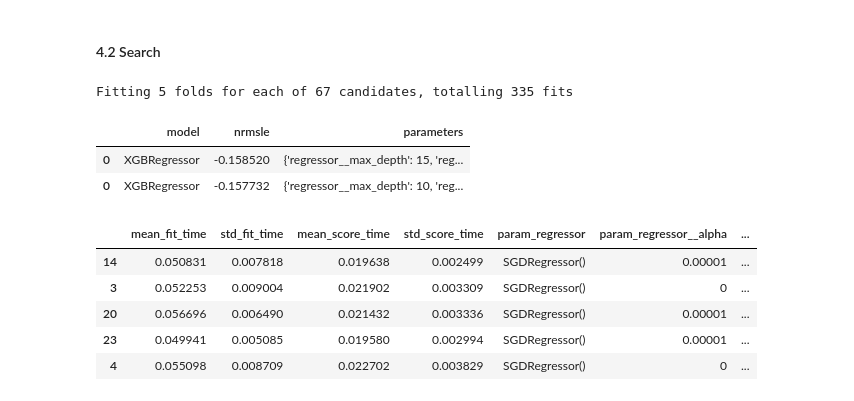
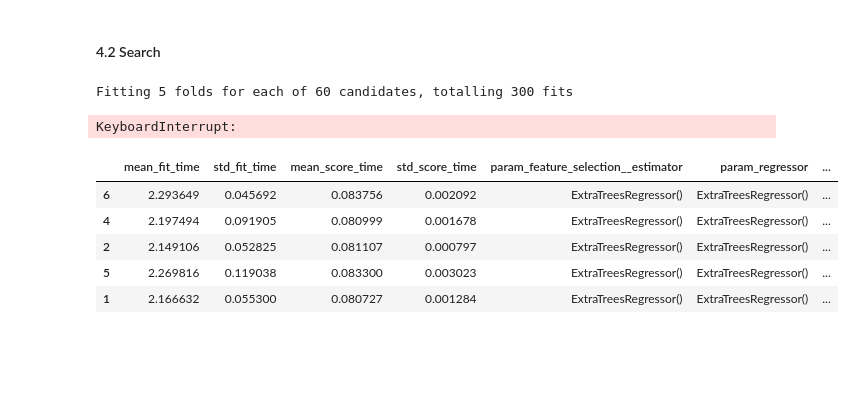
Before and after one commit to gastan81/supervised-ml, a Jupyter notebook: 00_kaggle_competition.ipynb, the cells around one changed output. Drawn from its saved outputs; the diff is of its cells as text; code cells hidden in the pictures; blank space fills up the shorter version.

```diff
--- a/00_kaggle_competition.ipynb
+++ b/00_kaggle_competition.ipynb
@@ -1050,23 +1047,20 @@ param_search = GridSearchCV(
     , cv=5
     , verbose=1)
 param_search.fit(X_train, y_train)
-result = pd.DataFrame({'model': [str(type(model)).split('.')[-1].split("'")[0]], 'nrmsle': param_search.best_score_, 'parameters': str(param_search.best_params_)})
-results = pd.concat([results, result])
+result = pd.DataFrame(
+    {'model': str(pd.DataFrame(param_search.cv_results_).loc[pd.DataFrame(param_search.cv_results_)['rank_test_score'] == 1, 'param_regressor'].iloc[0])
+     , 'nrmsle': [param_search.best_score_]
+     , 'parameters': [str(param_search.best_params_)]
+    })
+results = pd.concat([results, result]).reset_index(drop=True)
 
-print(f'Best model: {param_search.best_estimator_}')
+# print(f'Best model: {param_search.best_estimator_}')
 print(f'Best score: {param_search.best_score_}')
 print(f'Best parameters: {param_search.best_params_}')
 
 # y_pred = param_search.best_estimator_.predict(X_train)
 _ = ctypes.windll.kernel32.Beep(1000, 100)
 results
-param_search.best_params_
 # %% [output]
-Fitting 5 folds for each of 67 candidates, totalling 335 fits
+Fitting 5 folds for each of 60 candidates, totalling 300 fits
+KeyboardInterrupt:
-# %%
-pd.set_option('display.max_colwidth', 100)
-results
-# %% [output]
-|  | model | nrmsle | parameters |
-| 0 | XGBRegressor | -0.158520 | {'regressor__max_depth': 15, 'reg... |
-| 0 | XGBRegressor | -0.157732 | {'regressor__max_depth': 10, 'reg... |
@@ -1075,9 +1067,9 @@ results
 # %%
-# pd.DataFrame(param_search.cv_results_).sort_values(by='rank_test_score').head(5)
+pd.DataFrame(param_search.cv_results_).sort_values(by='rank_test_score').head(5)
 # %% [output]
-|  | mean_fit_time | std_fit_time | mean_score_time | std_score_time | param_regressor | param_regressor__alpha | ... |
-| 14 | 0.050831 | 0.007818 | 0.019638 | 0.002499 | SGDRegressor() | 0.00001 | ... |
-| 3 | 0.052253 | 0.009004 | 0.021902 | 0.003309 | SGDRegressor() | 0 | ... |
-| 20 | 0.056696 | 0.006490 | 0.021432 | 0.003336 | SGDRegressor() | 0.00001 | ... |
-| 23 | 0.049941 | 0.005085 | 0.019580 | 0.002994 | SGDRegressor() | 0.00001 | ... |
-| 4 | 0.055098 | 0.008709 | 0.022702 | 0.003829 | SGDRegressor() | 0 | ... |
+|  | mean_fit_time | std_fit_time | mean_score_time | std_score_time | param_feature_selection__estimator | param_regressor | ... |
+| 6 | 2.293649 | 0.045692 | 0.083756 | 0.002092 | ExtraTreesRegressor() | ExtraTreesRegressor() | ... |
+| 4 | 2.197494 | 0.091905 | 0.080999 | 0.001678 | ExtraTreesRegressor() | ExtraTreesRegressor() | ... |
+| 2 | 2.149106 | 0.052825 | 0.081107 | 0.000797 | ExtraTreesRegressor() | ExtraTreesRegressor() | ... |
+| 5 | 2.269816 | 0.119038 | 0.083300 | 0.003023 | ExtraTreesRegressor() | ExtraTreesRegressor() | ... |
+| 1 | 2.166632 | 0.055300 | 0.080727 | 0.001284 | ExtraTreesRegressor() | ExtraTreesRegressor() | ... |
```
Also changed, not shown: parts of 5 cells of this notebook, 1 other file.
